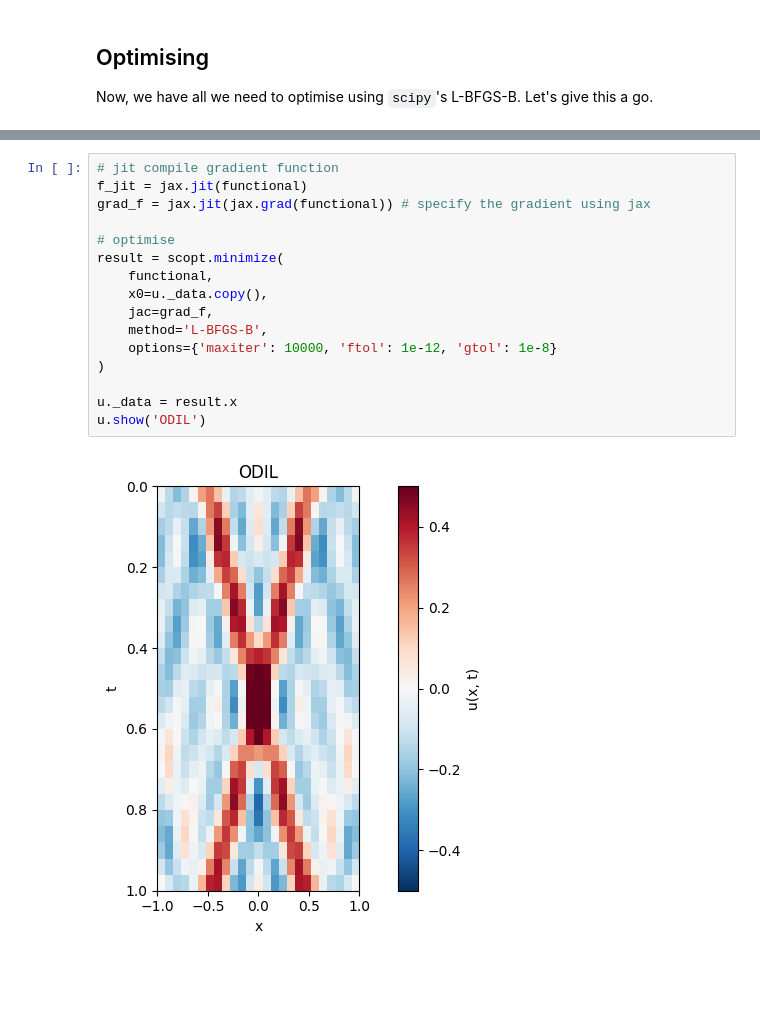
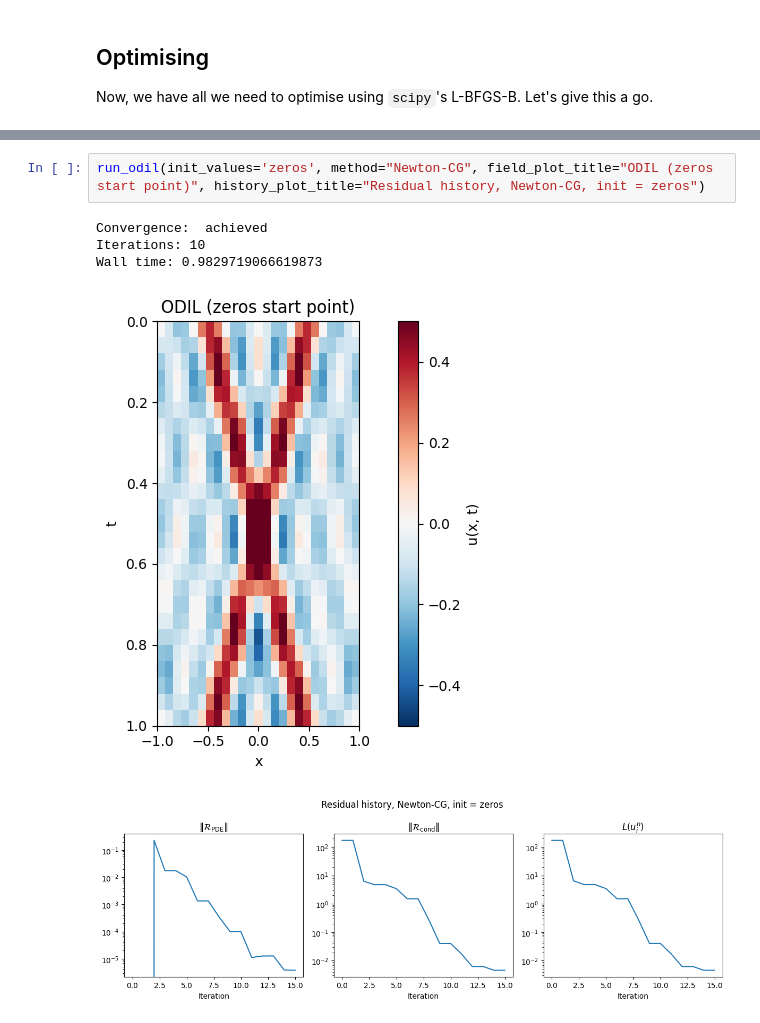
Before and after one commit to Commit2Cosmos/Transcranial-Ultrasound-ODIL, a Jupyter notebook: notebooks/reproduction/odil.ipynb, the cells around one changed output, grey strips where cells are left out. Drawn from its saved outputs; the diff is of its cells as text; blank space fills up the shorter version.

Commit message:
feat: plotting functionality + neat run_odil method

```diff
--- a/notebooks/reproduction/odil.ipynb
+++ b/notebooks/reproduction/odil.ipynb
@@ -263,18 +345,8 @@ functional = DiscretePDELoss(u)
 # %%
-# jit compile gradient function
-f_jit = jax.jit(functional)
-grad_f = jax.jit(jax.grad(functional)) # specify the gradient using jax
-
-# optimise
-result = scopt.minimize(
-    functional,
-    x0=u._data.copy(),
-    jac=grad_f,
-    method='L-BFGS-B',
-    options={'maxiter': 10000, 'ftol': 1e-12, 'gtol': 1e-8}
-)
-
-u._data = result.x
-u.show('ODIL')
+run_odil(init_values='zeros', method="Newton-CG", field_plot_title="ODIL (zeros start point)", history_plot_title="Residual history, Newton-CG, init = zeros")
 # %% [output]
+Convergence:  achieved
+Iterations: 10
+Wall time: 0.9829719066619873
-[figure, old version]
+[figure, new version]
+[figure, added]
```
Also changed, not shown: parts of 8 cells of this notebook.
